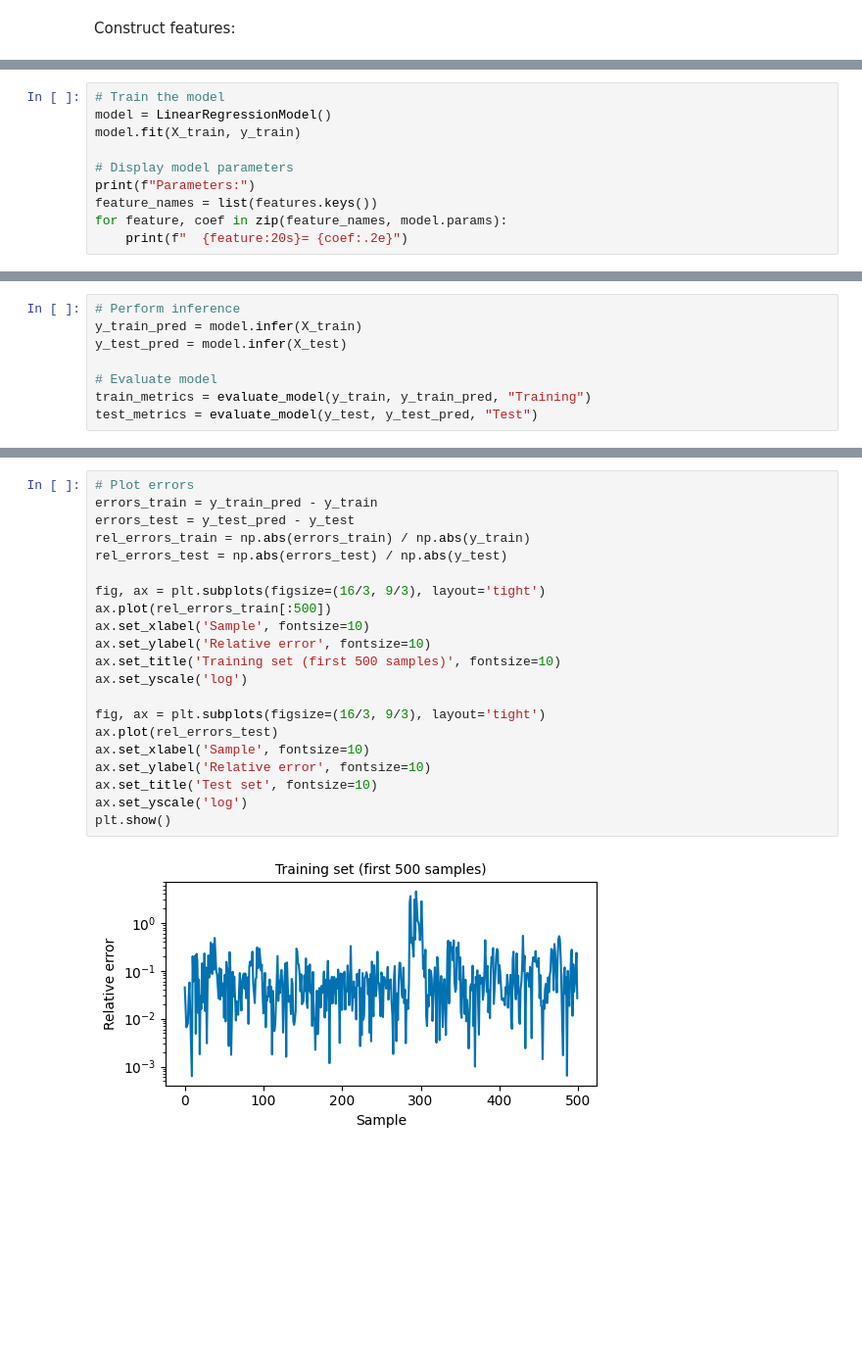
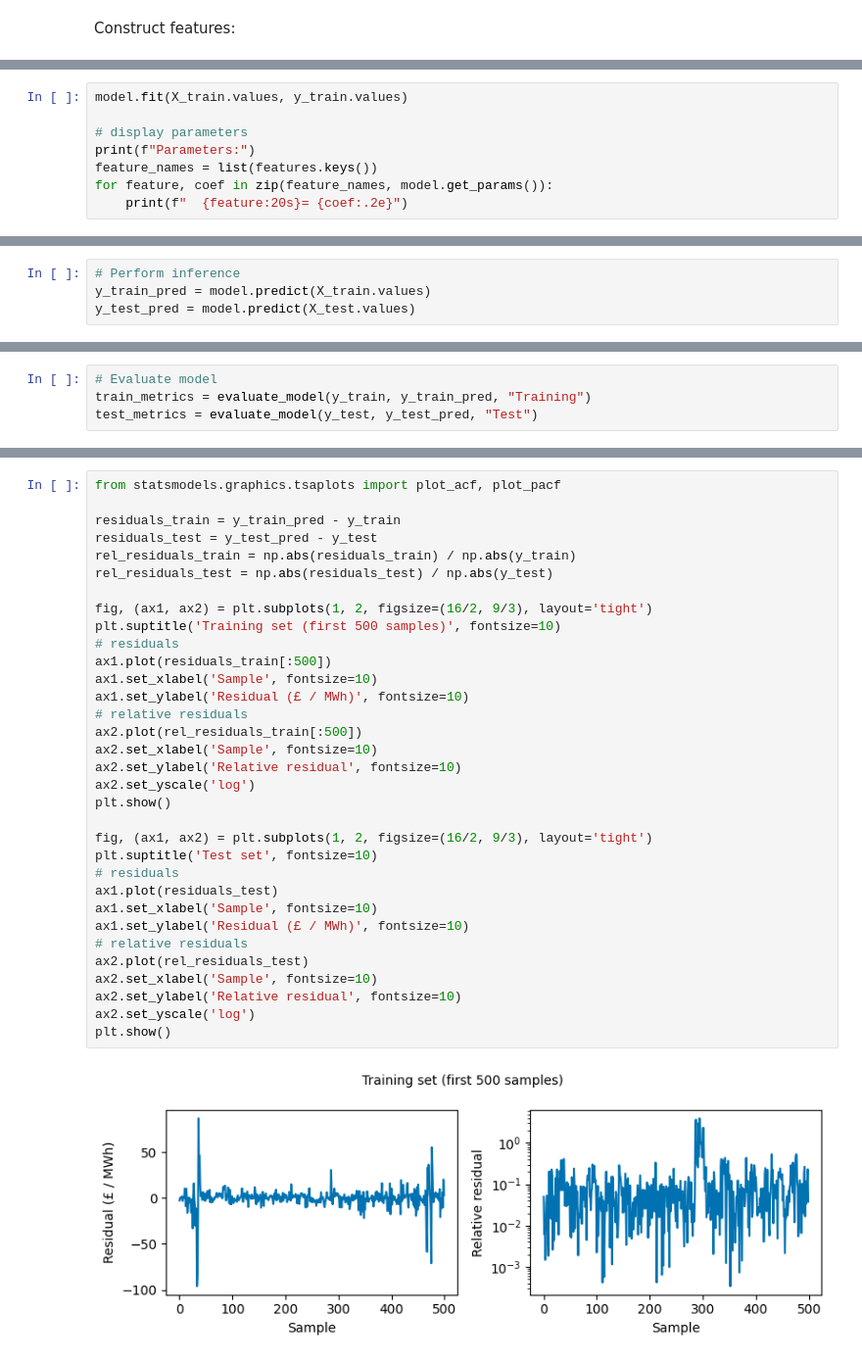
Before and after one commit to christianfenton/electricity_pricing, a Jupyter notebook: notebooks/model_development.ipynb, the cells around one changed output, grey strips where cells are left out. Shown at 98% size. Saved outputs shown, nothing was run; the diff lists cells and outputs as text; blank space fills up the shorter version.

```diff
--- a/notebooks/model_development.ipynb
+++ b/notebooks/model_development.ipynb
@@ -287,12 +225,10 @@ class LinearRegressionModel():
 # %%
-# Train the model
-model = LinearRegressionModel()
-model.fit(X_train, y_train)
+model.fit(X_train.values, y_train.values)
 
-# Display model parameters
+# display parameters
 print(f"Parameters:")
 feature_names = list(features.keys())
-for feature, coef in zip(feature_names, model.params):
+for feature, coef in zip(feature_names, model.get_params()):
     print(f"  {feature:20s}= {coef:.2e}")
 # %% [output]
 Parameters:
@@ -313 +248,5 @@ Generate predictions on both training and test sets and evaluate model performan
+# %%
+# Perform inference
+y_train_pred = model.predict(X_train.values)
+y_test_pred = model.predict(X_test.values)
 # %%
@@ -360,10 +268,6 @@ def evaluate_model(y_true, y_pred, dataset_name):
 
     return {'rmse': rmse, 'rel_rse': rel_rmse, 'mae': mae, 'mape': mape, 'r2': r2}
 # %%
-# Perform inference
-y_train_pred = model.infer(X_train)
-y_test_pred = model.infer(X_test)
-
 # Evaluate model
 train_metrics = evaluate_model(y_train, y_train_pred, "Training")
 test_metrics = evaluate_model(y_test, y_test_pred, "Test")
@@ -407,23 +314,35 @@ plt.show()
 # %%
-# Plot errors
-errors_train = y_train_pred - y_train
-errors_test = y_test_pred - y_test
-rel_errors_train = np.abs(errors_train) / np.abs(y_train)
-rel_errors_test = np.abs(errors_test) / np.abs(y_test)
+from statsmodels.graphics.tsaplots import plot_acf, plot_pacf
 
-fig, ax = plt.subplots(figsize=(16/3, 9/3), layout='tight')
-ax.plot(rel_errors_train[:500])
-ax.set_xlabel('Sample', fontsize=10)
-ax.set_ylabel('Relative error', fontsize=10)
-ax.set_title('Training set (first 500 samples)', fontsize=10)
-ax.set_yscale('log')
+residuals_train = y_train_pred - y_train
+residuals_test = y_test_pred - y_test
+rel_residuals_train = np.abs(residuals_train) / np.abs(y_train)
+rel_residuals_test = np.abs(residuals_test) / np.abs(y_test)
 
-fig, ax = plt.subplots(figsize=(16/3, 9/3), layout='tight')
-ax.plot(rel_errors_test)
-ax.set_xlabel('Sample', fontsize=10)
-ax.set_ylabel('Relative error', fontsize=10)
-ax.set_title('Test set', fontsize=10)
-ax.set_yscale('log')
+fig, (ax1, ax2) = plt.subplots(1, 2, figsize=(16/2, 9/3), layout='tight')
+plt.suptitle('Training set (first 500 samples)', fontsize=10)
+# residuals
+ax1.plot(residuals_train[:500])
+ax1.set_xlabel('Sample', fontsize=10)
+ax1.set_ylabel('Residual (£ / MWh)', fontsize=10)
+# relative residuals
+ax2.plot(rel_residuals_train[:500])
+ax2.set_xlabel('Sample', fontsize=10)
+ax2.set_ylabel('Relative residual', fontsize=10)
+ax2.set_yscale('log')
 plt.show()
+
+fig, (ax1, ax2) = plt.subplots(1, 2, figsize=(16/2, 9/3), layout='tight')
+plt.suptitle('Test set', fontsize=10)
+# residuals
+ax1.plot(residuals_test)
+ax1.set_xlabel('Sample', fontsize=10)
+ax1.set_ylabel('Residual (£ / MWh)', fontsize=10)
+# relative residuals
+ax2.plot(rel_residuals_test)
+ax2.set_xlabel('Sample', fontsize=10)
+ax2.set_ylabel('Relative residual', fontsize=10)
+ax2.set_yscale('log')
+plt.show()
 # %% [output]
-[figure, old version]
+[figure, new version]
```
Also changed, not shown: parts of 26 cells of this notebook, 8 other files.
